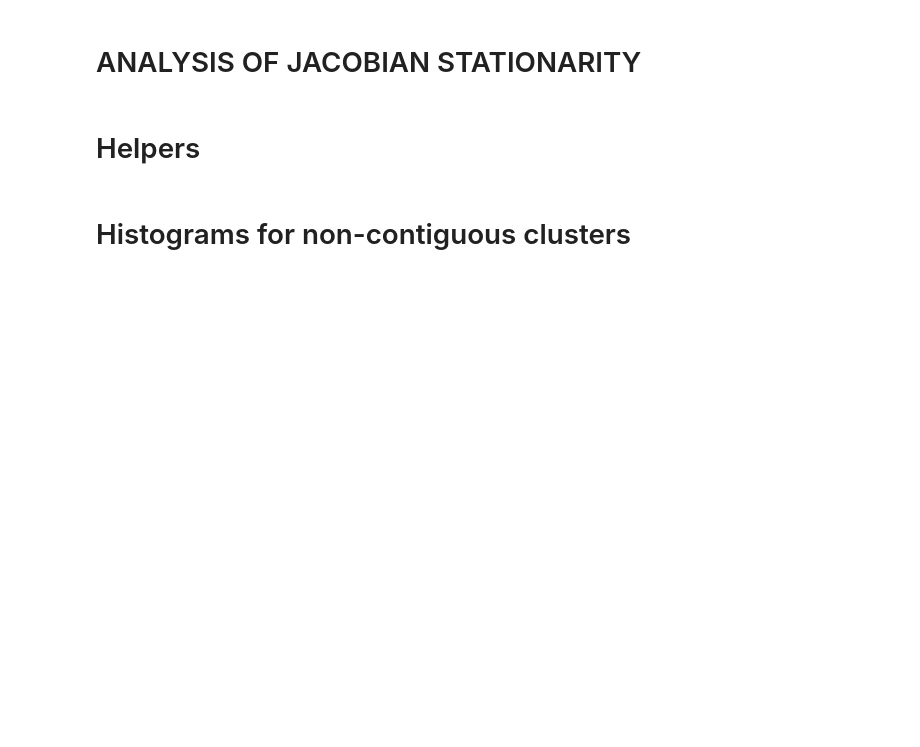
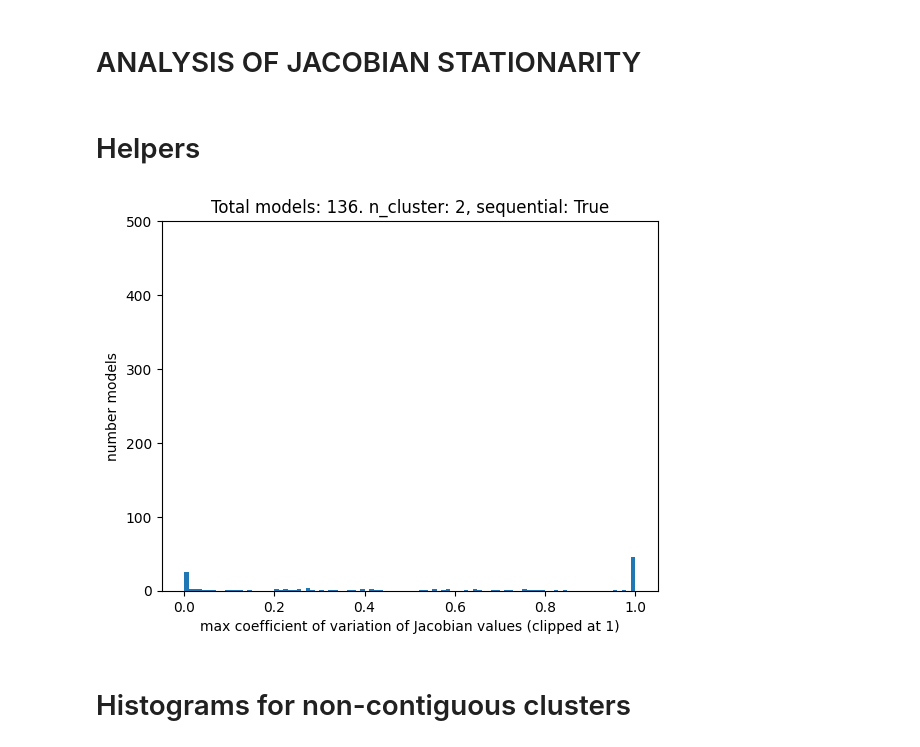
Before and after one commit to ModelEngineering/model_linearity_analysis, a Jupyter notebook: notebooks/jacobian_stationarity.ipynb, the cells around one changed output. Cells and saved outputs as stored; diff of their text form; code cells hidden in the pictures; blank space fills up the shorter version.

```diff
--- a/notebooks/jacobian_stationarity.ipynb
+++ b/notebooks/jacobian_stationarity.ipynb
@@ -13,26 +13,33 @@ import matplotlib.pyplot as plt
 # %%
 def plotCluster(n_cluster: int = 1, is_sequential: bool=False):
     if is_sequential:
         sequential1 = "s"
         sequential2 = "_sequential"
     else:
         sequential1 = ""
         sequential2 = ""
     out_file = f"{n_cluster}{sequential1}_model_linearity_analysis_data{sequential2}.csv"
     data_path = os.path.join(cn.DATA_DIR, out_file)
     try:
-        data_df = pd.read_csv(data_path, header=None, names=['value'], index_col=0)
+        data_df = pd.read_csv(data_path, header=None, names=['max_cv', 'end_time'], index_col=0)
     except:
         raise ValueError("No data for {n_cluster} clusters")
-    ser = data_df["value"]
+    if "model" in data_df.index:
+        data_df = data_df.drop("model")
+    ser = data_df["max_cv"].astype('float')
     ser = ser.clip(upper = 1)
     _ = plt.hist(ser, bins=100)
     plt.title(f"Total models: {len(ser)}. n_cluster: {n_cluster}, sequential: {is_sequential}")
     plt.xlabel("max coefficient of variation of Jacobian values (clipped at 1)")
     plt.ylim([0, 500])
     _ = plt.ylabel("number models")
     indices = [i for i in ser.index.values if isinstance(i, str)]
     return ser[indices]
+
+# Tests
+_ = plotCluster(n_cluster=2, is_sequential=True)
+# %% [output]
+[figure, added]
 # %% [markdown]
 # Histograms for non-contiguous clusters
 # %%
```
Also changed, not shown: 8 other files.
